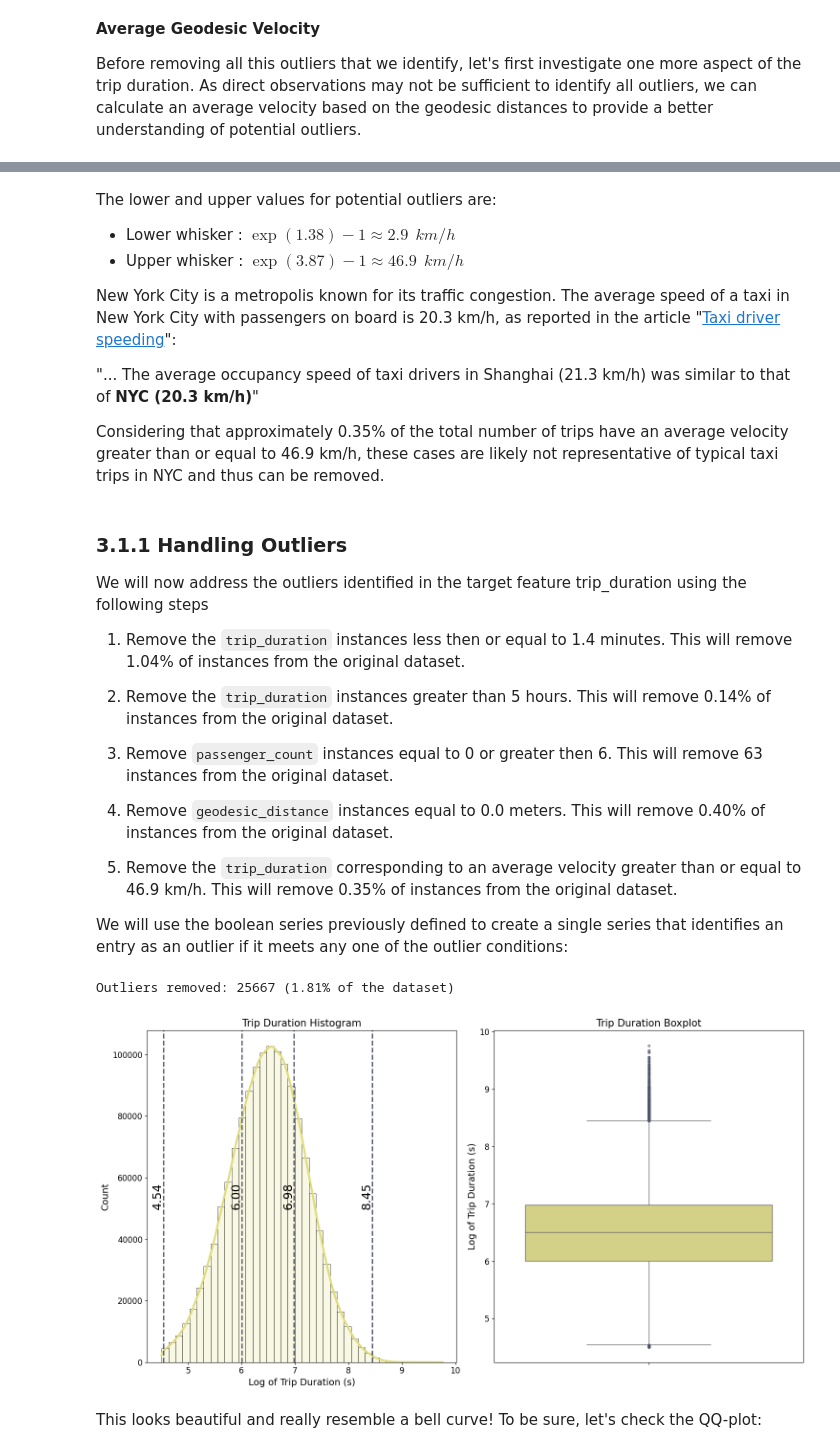
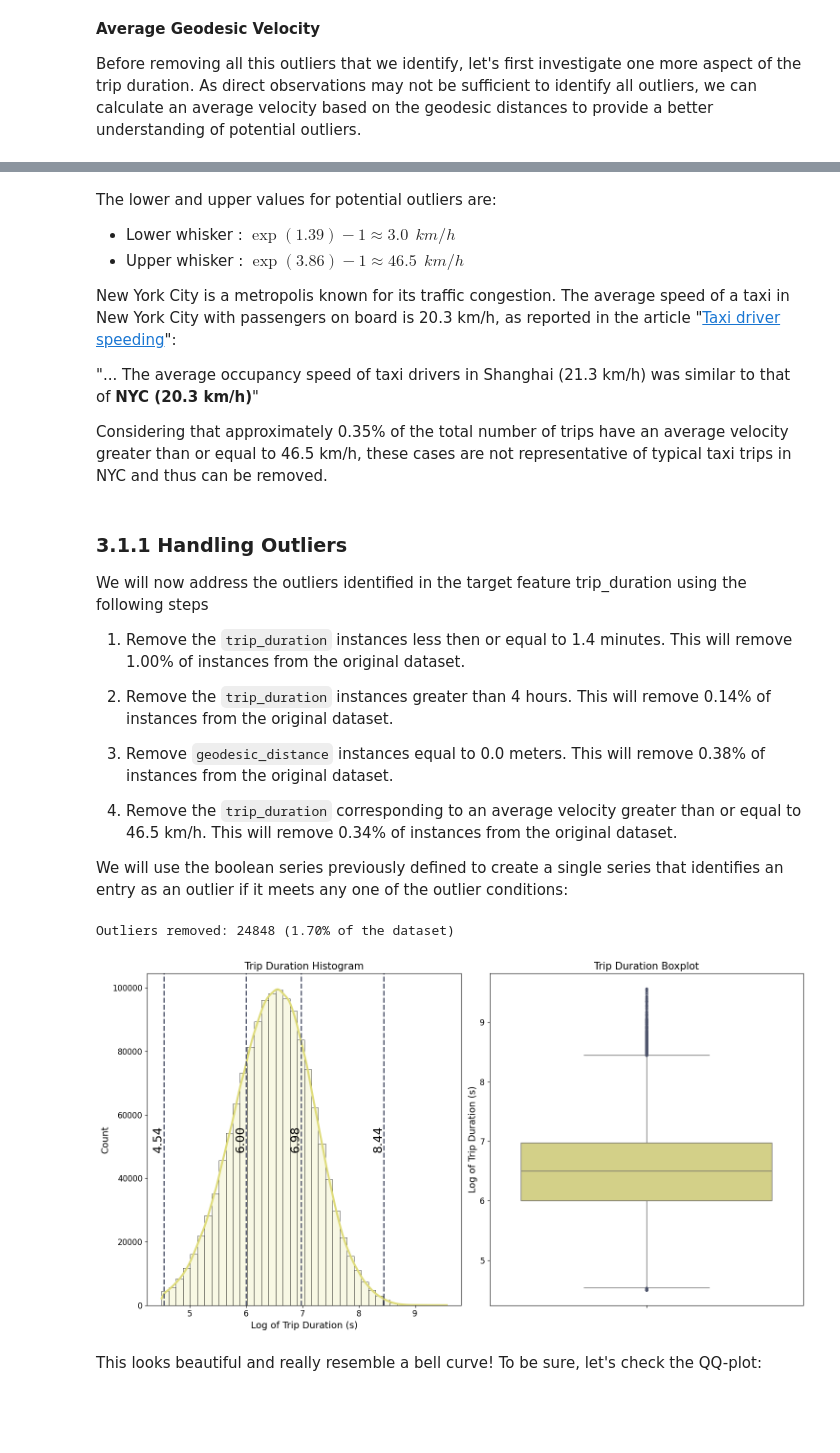
Before and after one commit to marcosbenicio/taxi-trip-regression, a Jupyter notebook: notebooks/taxi-trip-duration copy.ipynb, the cells around one changed output, grey strips where cells are left out. Cells and saved outputs as stored; diff of their text form; code cells hidden in the pictures; blank space fills up the shorter version.

```diff
--- a/notebooks/taxi-trip-duration copy.ipynb
+++ b/notebooks/taxi-trip-duration copy.ipynb
@@ -271,8 +275,8 @@ trip_outliers = plot_map(   trip_outliers, nyc_boundary, geometry,
 # %% [markdown]
 ## 3.2. Target Feature (Trip Duration)
 # %%
-# Copy the original dataset
-trip_outliers = taxi_trip.copy()
+# Copy the dataset with removed outliers from locations
+trip_outliers = pickup_dropoff_within_nyc.copy()
 # %% [markdown]
 **The interquartile range (IQR)**
 
@@ -441,0 +427,12 @@ Considering these observations, there are two possible explanations for these un
+# %%
+# Function to calculate geodesic distance in a ellipsoid
+def geodesic_distance(pickup_lat, pickup_long, dropoff_lat, dropoff_long):
+    distances = [ distance.distance( (lat1, lon1), (lat2, lon2) ).meters for lat1, lon1, lat2, lon2
+                                                            in  zip(pickup_lat, pickup_long,
+                                                                    dropoff_lat, dropoff_long) ]
+    return distances
+
+trip_outliers['geodesic_distance'] = geodesic_distance( trip_outliers['pickup_latitude'].to_numpy(),
+                                                    trip_outliers['pickup_longitude'].to_numpy(),
+                                                    trip_outliers['dropoff_latitude'].to_numpy(),
+                                                    trip_outliers['dropoff_longitude'].to_numpy())
@@ -500,26 +499,19 @@ print(f'\nOutliers with trip duration less than 1.4 minutes: {lower_duration_out
       f'({per_lower_duration:.2f}% of the dataset)')
 
 
-# Boolean series for trip durations over 5 hours
-upper_duration_outliers = trip_outliers['trip_duration'] > 5 * 3600
+# Boolean series for trip durations over 4 hours
+upper_duration_outliers = trip_outliers['trip_duration'] > 4 * 3600
 per_upper_duration = upper_duration_outliers.sum() / len(trip_outliers) * 100
 
-print(f'\nOutliers with trip duration greater than 5 hours: {upper_duration_outliers.sum()} '
+print(f'\nOutliers with trip duration greater than 4 hours: {upper_duration_outliers.sum()} '
       f'({per_upper_duration:.2f}% of the dataset)')
 
-# Boolean series for passenger count outliers
-passenger_outliers = (taxi_trip['passenger_count'] == 0) | (taxi_trip['passenger_count'] > 6)
-# Percentage of outliers
-per_passenger = passenger_outliers.sum() / len(taxi_trip) * 100
-
-print(f'\nOutliers in passenger count: {passenger_outliers.sum()} '
-      f'({per_passenger:.2f}% of the dataset)')
 
 # Boolean series for geodesic distance == zero
-geodesic_outliers_zeros = (taxi_trip['geodesic_distance'] == 0)
+geodesic_outliers_zeros = (trip_outliers['geodesic_distance'] == 0)
 # Percentage of outliers
 per_geodesic = geodesic_outliers_zeros.sum() / len(taxi_trip) * 100
 
-print(f'\nOutliers in geodesic distance: {geodesic_outliers_zeros.sum()} '
+print(f'\nOutliers with zero geodesic distances: {geodesic_outliers_zeros.sum()} '
       f'({per_geodesic:.2f}% of the dataset)')
 # %% [output]
@@ -558,50 +548,47 @@ Potential lower outliers: 24492 (1.69% of the dataset)
 # %% [markdown]
 The lower and upper values for potential outliers are:
 
-- Lower whisker : ${\exp(1.38) - 1} \approx  2.9 ~~ km/h $
-- Upper whisker : ${\exp(3.87) - 1} \approx  46.9 ~~ km/h $
+- Lower whisker : ${\exp(1.39) - 1} \approx  3.0 ~~ km/h $
+- Upper whisker : ${\exp(3.86) - 1} \approx  46.5 ~~ km/h $
 
 New York City is a metropolis known for its traffic congestion. The average speed of a taxi in New York City with passengers on board is 20.3 km/h, as reported in the article "[Taxi driver speeding](https://www.researchgate.net/publication/320479557_Taxi_driver_speeding_who_when_where_and_how_A_comparative_study_between_Shanghai_and_New_York)":
 
 "... The average occupancy speed of taxi drivers in Shanghai (21.3 km/h) was similar to that of **NYC (20.3 km/h)**"
 
-Considering that approximately 0.35% of the total number of trips have an average velocity greater than or equal to 46.9 km/h, these cases are likely not representative of typical taxi trips in NYC and thus can be removed.
+Considering that approximately 0.35% of the total number of trips have an average velocity greater than or equal to 46.5 km/h, these cases are not representative of typical taxi trips in NYC and thus can be removed.
 # %% [markdown]
  ### 3.1.1 Handling Outliers
 
 We will now address the outliers identified in the target feature trip_duration using the following steps
 
-1. Remove the `trip_duration` instances less then or equal to 1.4 minutes. This will remove 1.04% of instances from the original dataset.
+1. Remove the `trip_duration` instances less then or equal to 1.4 minutes. This will remove 1.00% of instances from the original dataset.
 
-2. Remove the `trip_duration` instances greater than 5 hours. This will remove 0.14% of instances from the original dataset.
+2. Remove the `trip_duration` instances greater than 4 hours. This will remove 0.14% of instances from the original dataset.
 
-3. Remove `passenger_count` instances equal to 0 or greater then 6. This will remove 63 instances from the original dataset.
+3. Remove `geodesic_distance` instances equal to 0.0 meters. This will remove 0.38% of instances from the original dataset.
 
-4. Remove `geodesic_distance` instances equal to 0.0 meters. This will remove 0.40% of instances from the original dataset.
-
-5. Remove the `trip_duration` corresponding to an average velocity greater than or equal to 46.9 km/h.  This will remove 0.35% of instances from the original dataset.
+4. Remove the `trip_duration` corresponding to an average velocity greater than or equal to 46.5 km/h.  This will remove 0.34% of instances from the original dataset.
 
 We will use the boolean series previously defined to create a single series that identifies an entry as an outlier if it meets any one of the outlier conditions:
 # %%
 # Combine all outlier conditions
 all_outliers =  lower_duration_outliers | upper_duration_outliers \
-                | passenger_outliers | geodesic_outliers_zeros \
-                | upper_vel_outliers
+                | geodesic_outliers_zeros | upper_vel_outliers
 
 not_outliers = ~all_outliers
 
 # filter the original by not_outliers
-taxi_trip = taxi_trip[not_outliers]
+trip_outliers = trip_outliers[not_outliers]
 
 per_outliers = all_outliers.sum()/len(taxi_trip) * 100
 print(  f'\nOutliers removed: {all_outliers.sum()} '
         f'({per_outliers:.2f}% of the dataset)')
 # %% [output]
-Outliers removed: 25667 (1.81% of the dataset)
+Outliers removed: 24848 (1.70% of the dataset)
 # %%
-plot_distribution_boxplot(taxi_trip['trip_duration'],
+plot_distribution_boxplot(trip_outliers['trip_duration'],
                         'Trip Duration', 'Log of Trip Duration (s)')
 # %% [output]
-[figure, old version]
+[figure, new version]
 # %% [markdown]
 This looks beautiful and really resemble a bell curve! To be sure, let's check the QQ-plot:
```
Also changed, not shown: parts of 20 cells of this notebook.
